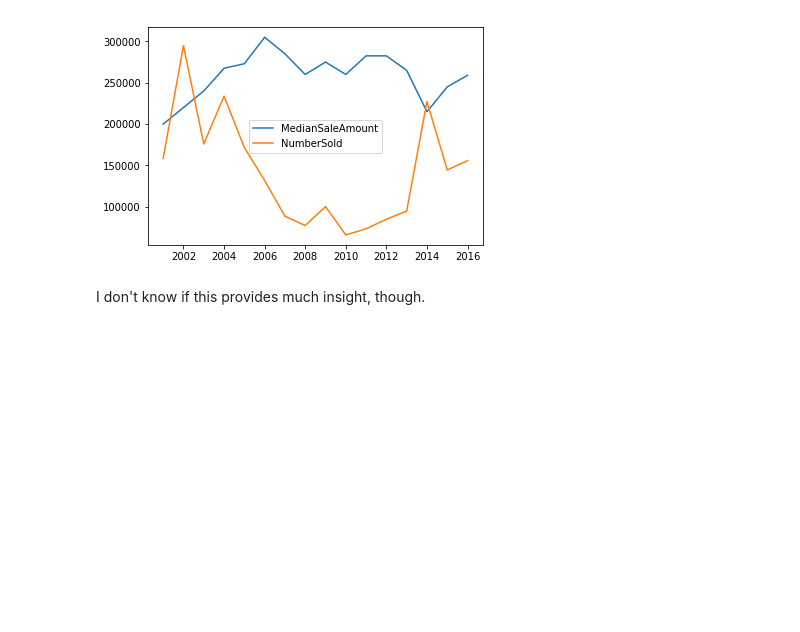
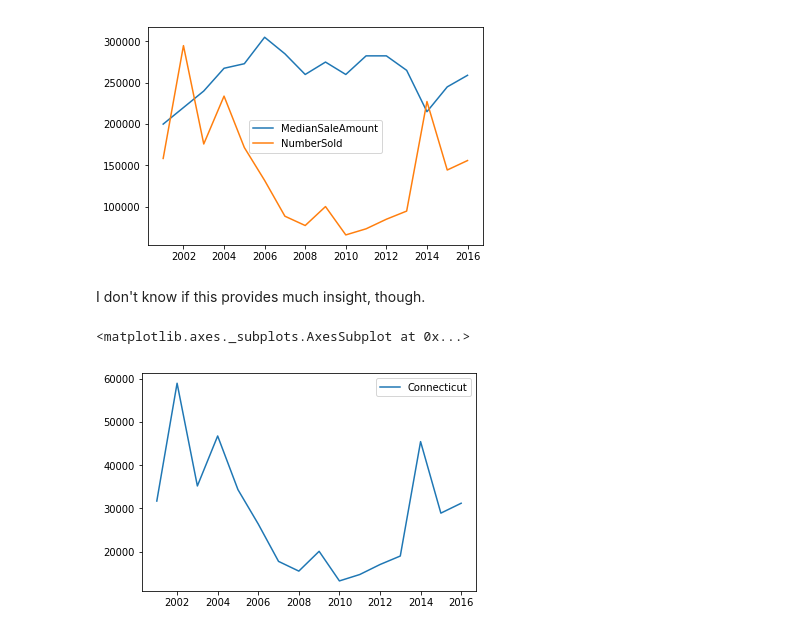
Before and after one commit to jamiekasulis/ct_real_estate_sales, a Jupyter notebook: Data Exploration.ipynb, the cells around one changed output. Cells and saved outputs as stored; diff of their text form; code cells hidden in the pictures; blank space fills up the shorter version.

```diff
--- a/Data Exploration.ipynb
+++ b/Data Exploration.ipynb
@@ -650,3 +1038,8 @@ combined_sales_and_median_sale_amount_timeseries('Connecticut', 5).plot()
 [figure]
 # %% [markdown]
 I don't know if this provides much insight, though.
+# %%
+sale_count_timeseries().plot() # Defaults to CT
+# %% [output]
+<matplotlib.axes._subplots.AxesSubplot at 0x...>
+[figure, added]
```
Also changed, not shown: parts of 72 cells of this notebook.
